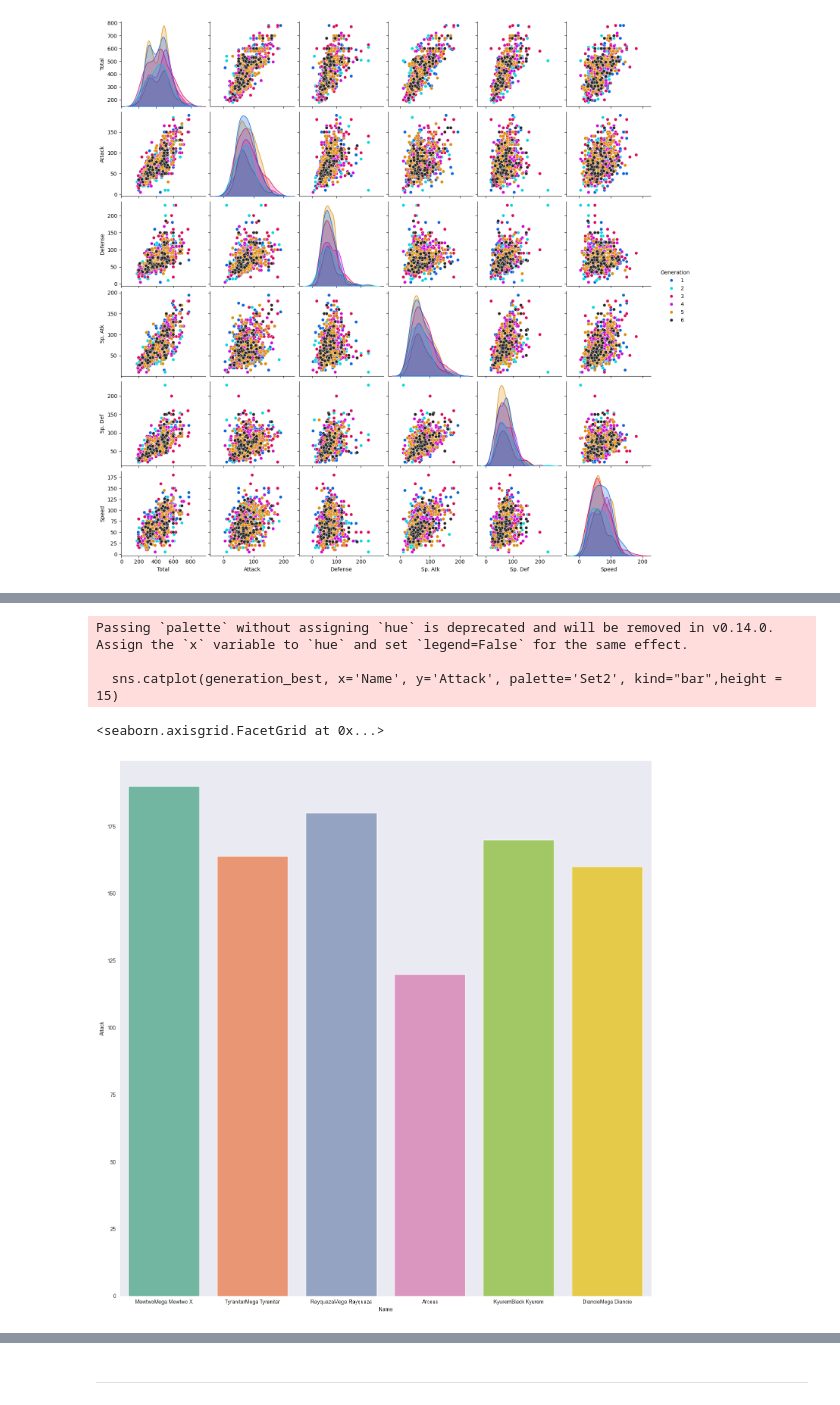
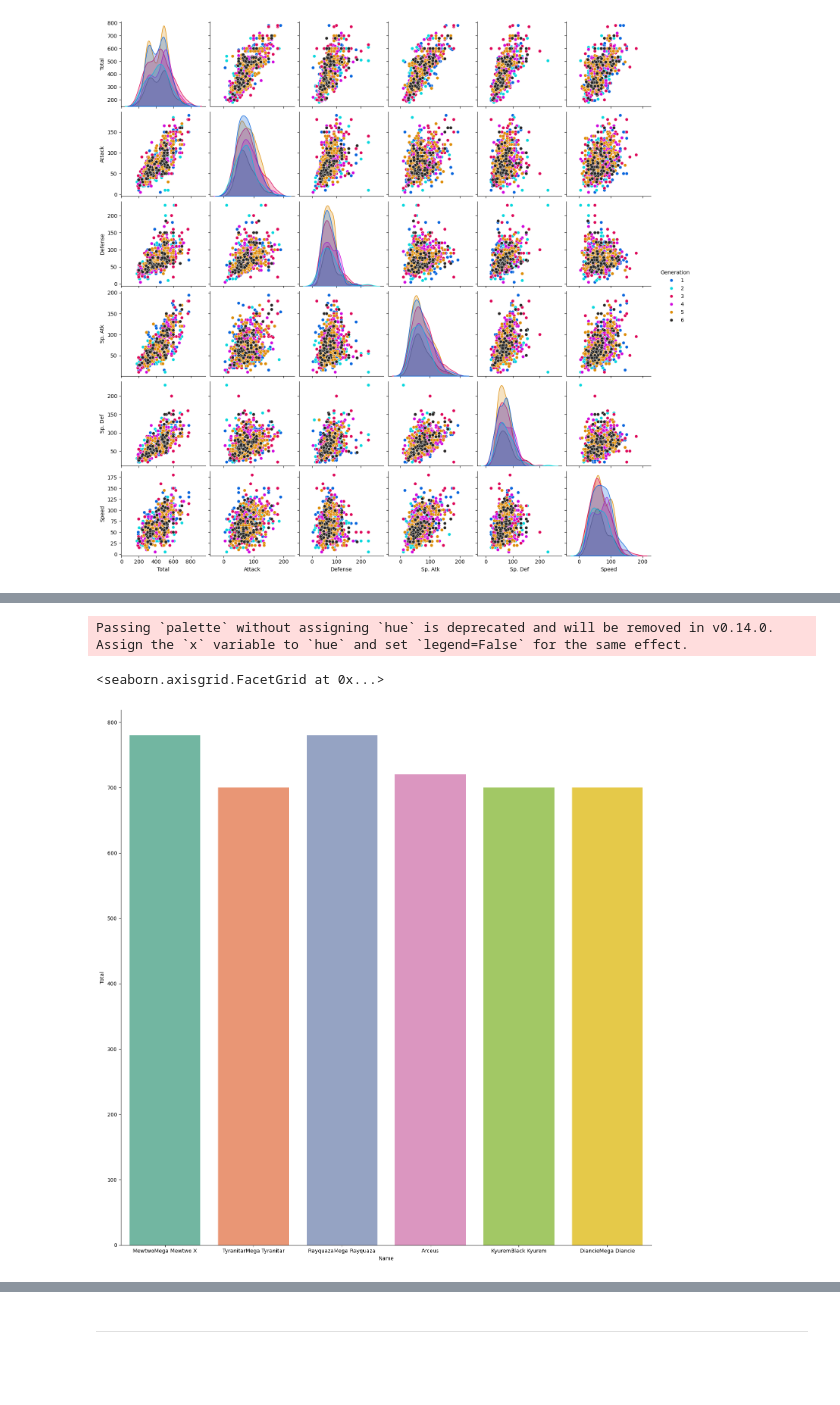
Before and after one commit to borjabarber/EDA_POKEMON, a Jupyter notebook: 2_Analisis_EDA.ipynb, the cells around one changed output, grey strips where cells are left out. Drawn from its saved outputs; the diff is of its cells as text; code cells hidden in the pictures; blank space fills up the shorter version.

```diff
--- a/2_Analisis_EDA.ipynb
+++ b/2_Analisis_EDA.ipynb
@@ -237,10 +262,8 @@ generation_best
 # %%
 #Visualización de los pokémon más fuertes por generación.
 
-sns.catplot(generation_best, x='Name', y='Attack', palette='Set2', kind="bar",height = 15)
+sns.catplot(generation_best, x='Name', y='Total', palette='Set2', kind="bar",height = 15)
 # %% [output]
 Passing `palette` without assigning `hue` is deprecated and will be removed in v0.14.0. Assign the `x` variable to `hue` and set `legend=False` for the same effect.
-
-  sns.catplot(generation_best, x='Name', y='Attack', palette='Set2', kind="bar",height = 15)
 <seaborn.axisgrid.FacetGrid at 0x...>
-[figure, old version]
+[figure, new version]
```
Also changed, not shown: parts of 17 cells of this notebook.
